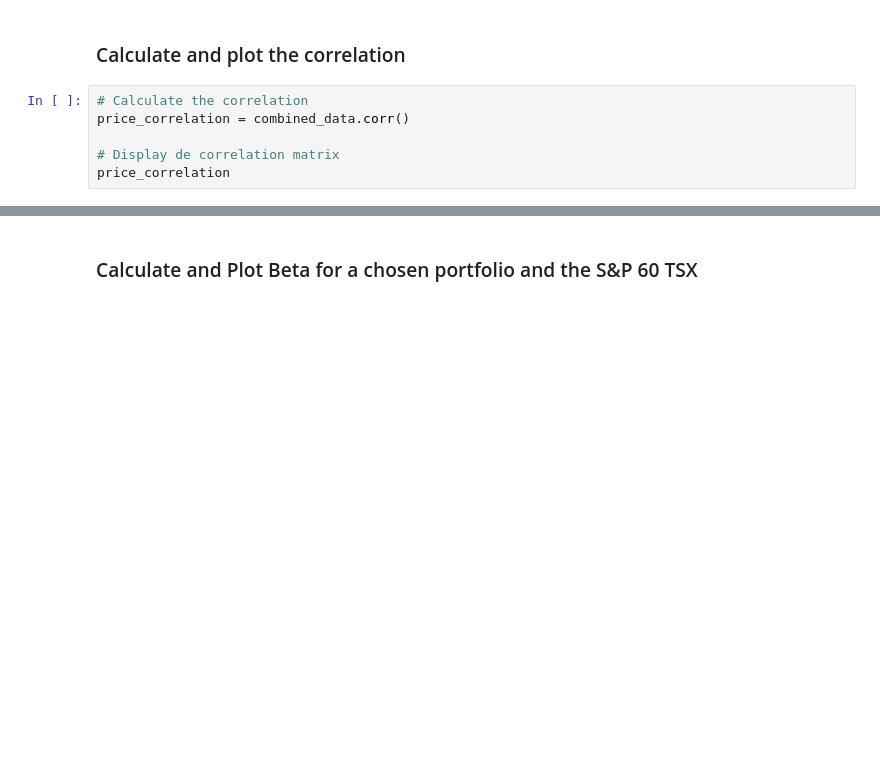
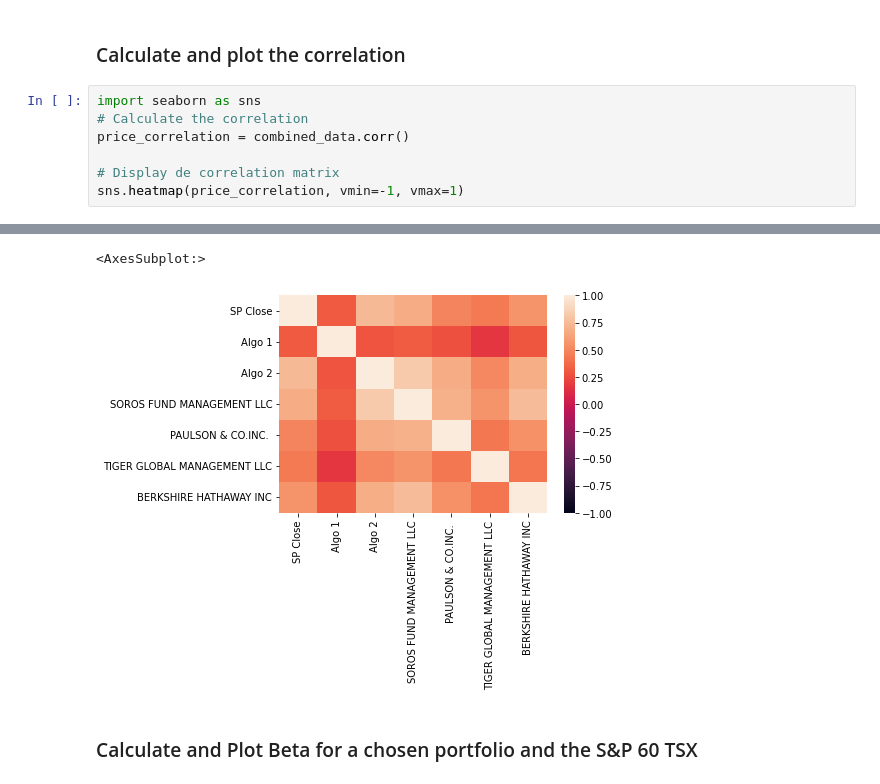
Before and after one commit to SamRoberts995/Pandas_homework, a Jupyter notebook: whale_analysis.ipynb, the cells around one changed output, grey strips where cells are left out. Saved outputs shown, nothing was run; the diff lists cells and outputs as text; blank space fills up the shorter version.

```diff
--- a/whale_analysis.ipynb
+++ b/whale_analysis.ipynb
@@ -309,9 +309,10 @@ rolling_std.plot(figsize=(20,10))
 # %% [markdown]
 ### Calculate and plot the correlation
 # %%
+import seaborn as sns
 # Calculate the correlation
 price_correlation = combined_data.corr()
 
 # Display de correlation matrix
-price_correlation
+sns.heatmap(price_correlation, vmin=-1, vmax=1)
 # %% [output]
@@ -326,3 +319,5 @@ price_correlation
+<AxesSubplot:>
+[figure, added]
 # %% [markdown]
 ### Calculate and Plot Beta for a chosen portfolio and the S&P 60 TSX
 # %%
```
Also changed, not shown: parts of 25 cells of this notebook, 10 other files.
